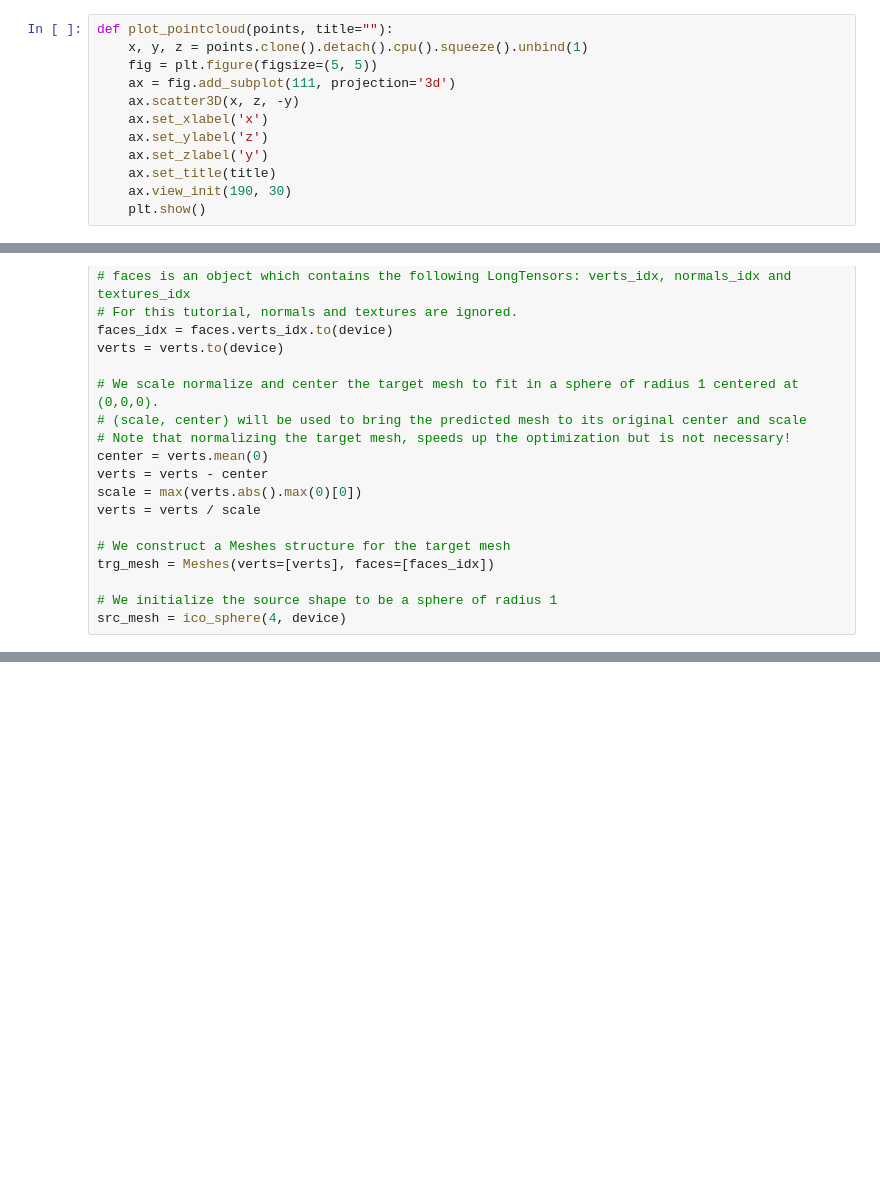
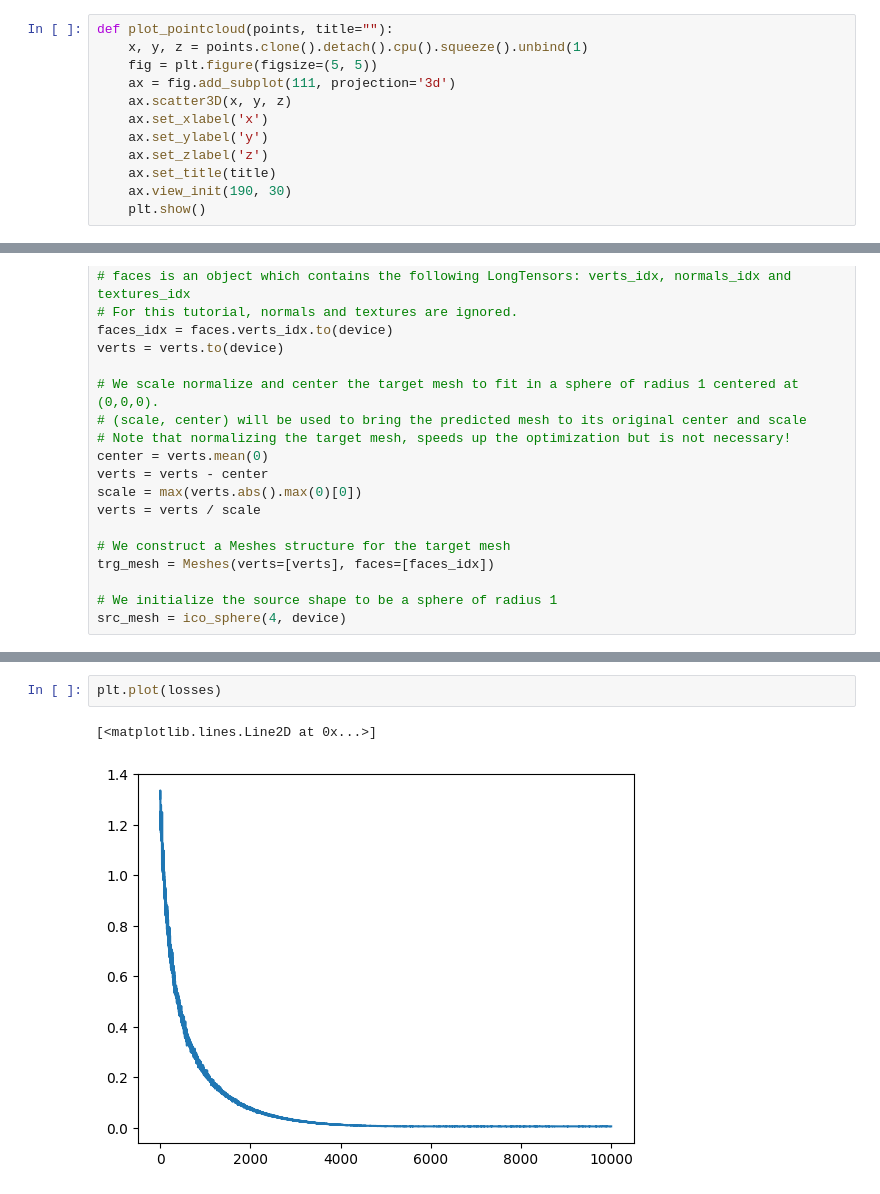
Before and after one commit to Guest400123064/meshae, a Jupyter notebook: notebooks/0-eda.ipynb, the cells around one changed output, grey strips where cells are left out. Cells and saved outputs as stored; diff of their text form; blank space fills up the shorter version.

```diff
--- a/notebooks/0-eda.ipynb
+++ b/notebooks/0-eda.ipynb
@@ -17,10 +16,10 @@ def plot_pointcloud(points, title=""):
     x, y, z = points.clone().detach().cpu().squeeze().unbind(1)
     fig = plt.figure(figsize=(5, 5))
     ax = fig.add_subplot(111, projection='3d')
-    ax.scatter3D(x, z, -y)
+    ax.scatter3D(x, y, z)
     ax.set_xlabel('x')
-    ax.set_ylabel('z')
-    ax.set_zlabel('y')
+    ax.set_ylabel('y')
+    ax.set_zlabel('z')
     ax.set_title(title)
     ax.view_init(190, 30)
     plt.show()
@@ -146,0 +108,5 @@ for i in loop:
+# %%
+plt.plot(losses)
+# %% [output]
+[<matplotlib.lines.Line2D at 0x...>]
+[figure, added]
```
Also changed, not shown: parts of 6 cells of this notebook.
